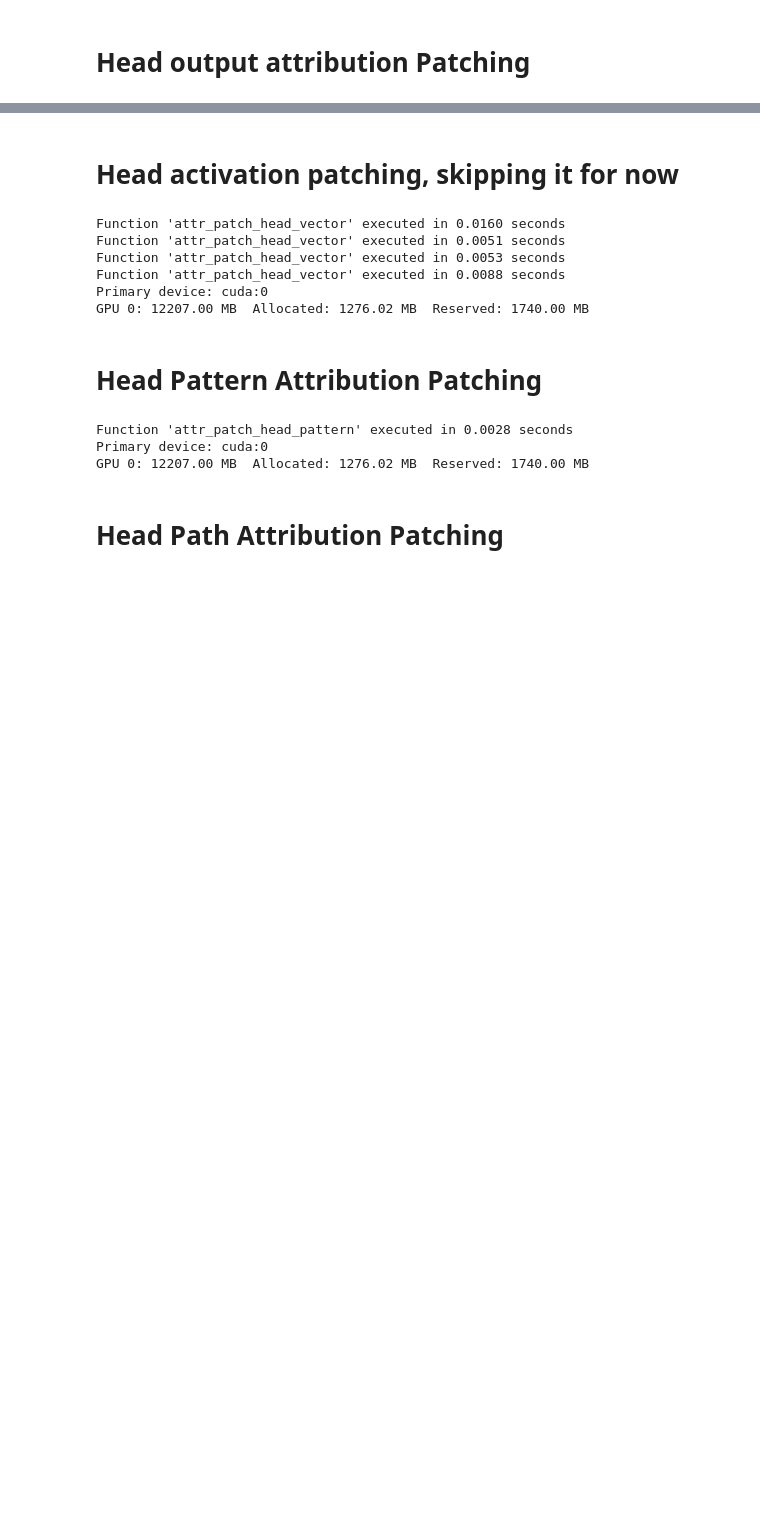
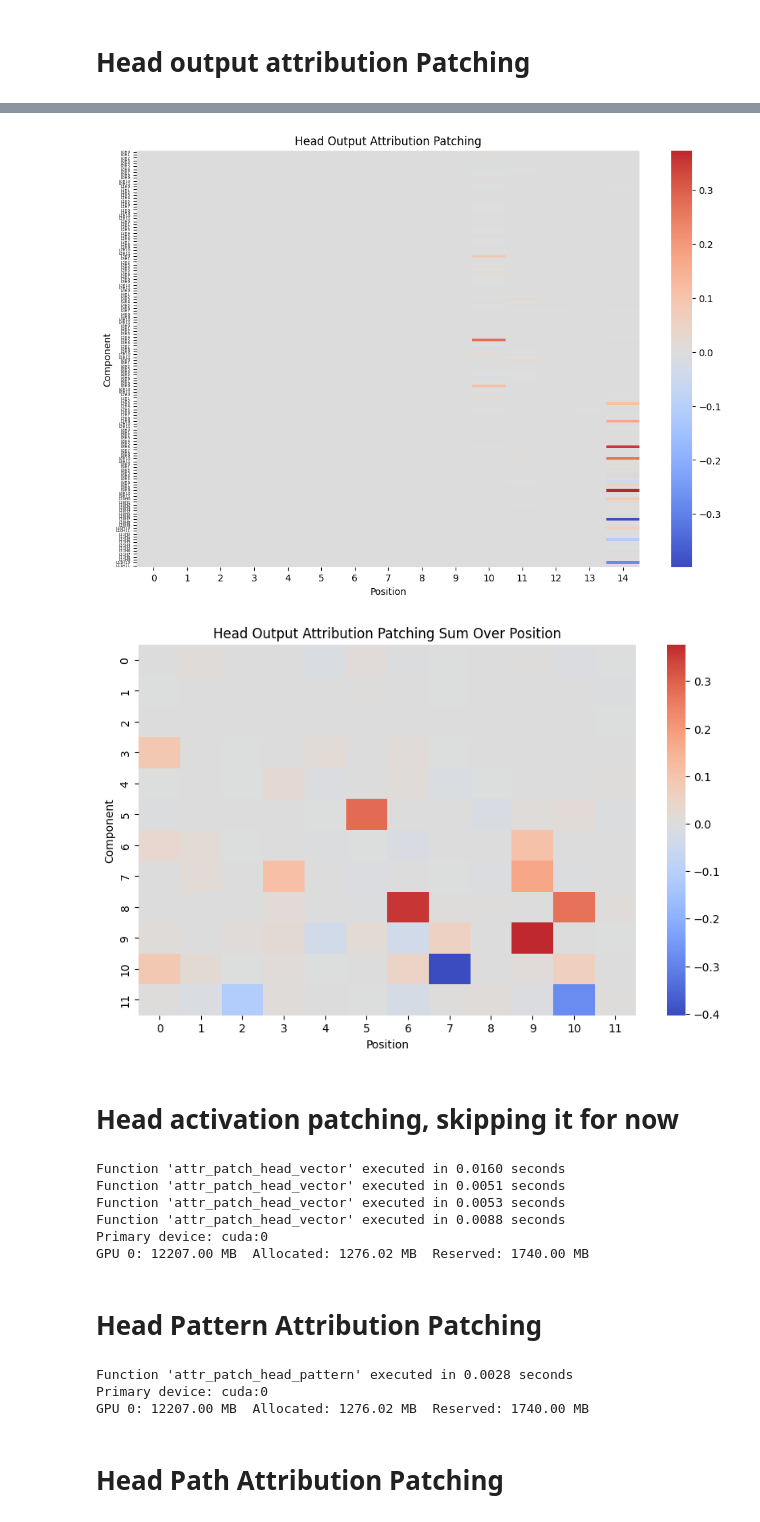
Before and after one commit to NainaniJatinZ/MechInterpCodeLLMs, a Jupyter notebook: experiments/InfoRetrieval/AttributionPatching_viz.ipynb, the cells around one changed output, grey strips where cells are left out. Cells and saved outputs as stored; diff of their text form; code cells hidden in the pictures; blank space fills up the shorter version.

```diff
--- a/experiments/InfoRetrieval/AttributionPatching_viz.ipynb
+++ b/experiments/InfoRetrieval/AttributionPatching_viz.ipynb
@@ -481,5 +604,22 @@ GPU 0: 12207.00 MB  Allocated: 1276.02 MB  Reserved: 1740.00 MB
 # %%
 # TODO : viz corresponding to attr_patch_head_out
+plt.figure(figsize=(12, 8))
+sns.heatmap(head_out_attr.detach().numpy(), yticklabels=head_out_labels, annot=False, cmap='coolwarm', center=0)
+plt.yticks(fontsize = 4)
+plt.xlabel('Position')
+plt.ylabel('Component')
+plt.title('Head Output Attribution Patching')
+plt.show()
+
+plt.figure(figsize=(10, 6))
+sns.heatmap(sum_head_out_attr.detach().numpy(), annot=False, cmap='coolwarm', center=0)
+plt.xlabel('Position')
+plt.ylabel('Component')
+plt.title('Head Output Attribution Patching Sum Over Position')
+plt.show()
+# %% [output]
+[figure, added]
+[figure, added]
 # %% [markdown]
 # Head activation patching, skipping it for now
 # %%
```
Also changed, not shown: parts of 26 cells of this notebook.
